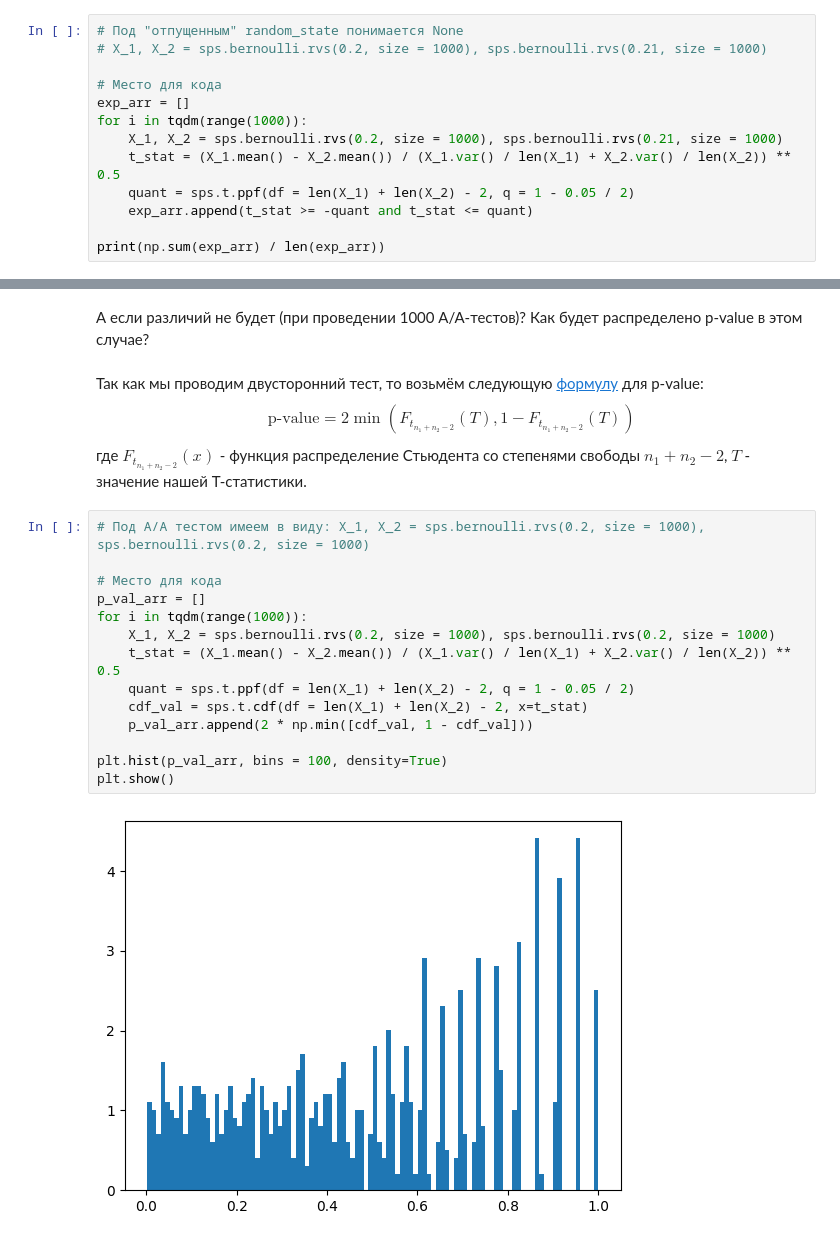
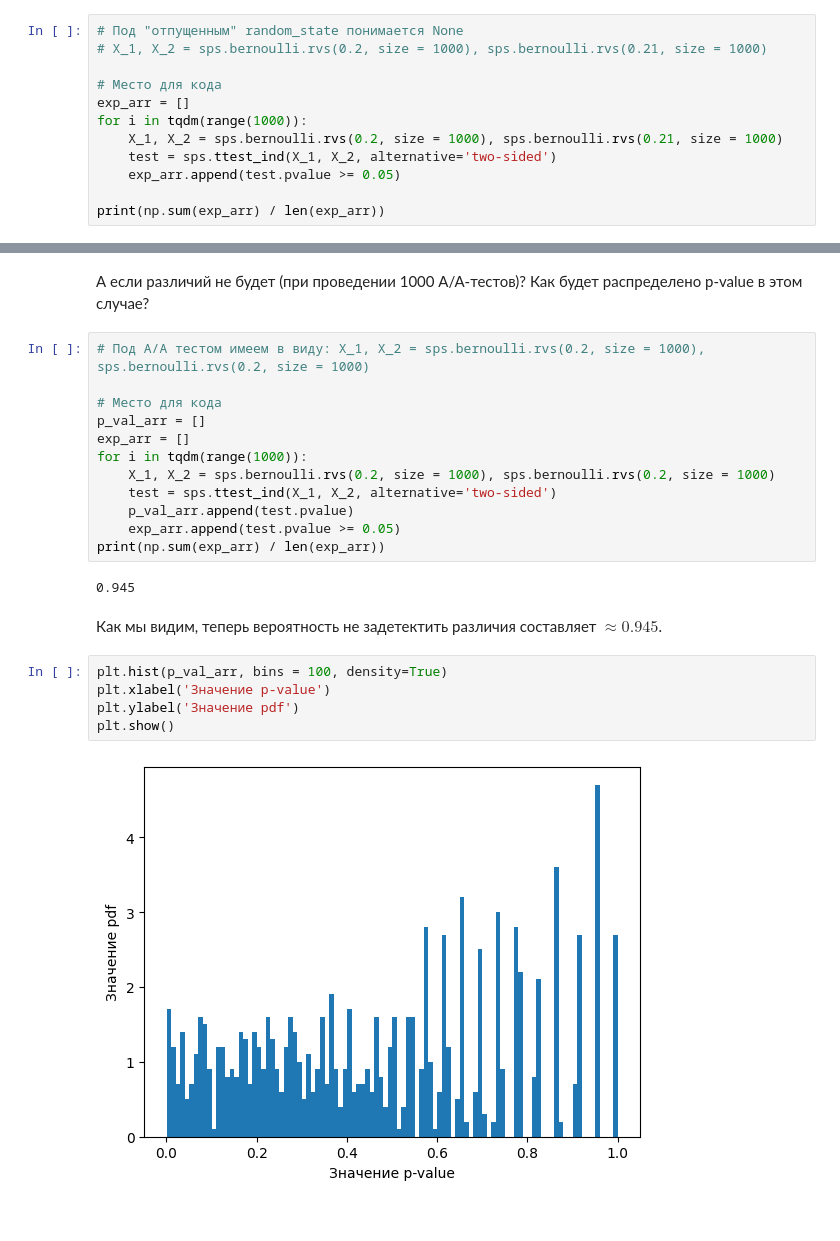
Before and after one commit to OVvvERLORD/tbank_risk_intensive, a Jupyter notebook: tbank_risk_hw1_bartia.ipynb, the cells around one changed output, grey strips where cells are left out. Saved outputs shown, nothing was run; the diff lists cells and outputs as text.

```diff
--- a/tbank_risk_hw1_bartia.ipynb
+++ b/tbank_risk_hw1_bartia.ipynb
@@ -301,9 +301,8 @@ TtestResult(statistic=np.float64(-0.6644104722002683), pvalue=np.float64(0.50650
 exp_arr = []
 for i in tqdm(range(1000)):
     X_1, X_2 = sps.bernoulli.rvs(0.2, size = 1000), sps.bernoulli.rvs(0.21, size = 1000)
-    t_stat = (X_1.mean() - X_2.mean()) / (X_1.var() / len(X_1) + X_2.var() / len(X_2)) ** 0.5
-    quant = sps.t.ppf(df = len(X_1) + len(X_2) - 2, q = 1 - 0.05 / 2)
-    exp_arr.append(t_stat >= -quant and t_stat <= quant)
+    test = sps.ttest_ind(X_1, X_2, alternative='two-sided')
+    exp_arr.append(test.pvalue >= 0.05)
 
 print(np.sum(exp_arr) / len(exp_arr))
 # %% [output]
@@ -313,24 +312,25 @@ print(np.sum(exp_arr) / len(exp_arr))
 # %% [markdown]
 А если различий не будет (при проведении 1000 A/A-тестов)? Как будет распределено p-value в этом случае?
-# %% [markdown]
-Так как мы проводим двусторонний тест, то возьмём следующую [формулу](https://ru.wikipedia.org/wiki/P-%D0%B7%D0%BD%D0%B0%D1%87%D0%B5%D0%BD%D0%B8%D0%B5) для p-value:
-$$
-\text{p-value} = 2 \min(F_{t_{n_1 + n_2 -2}}(T), 1 - F_{t_{n_1 + n_2 -2}}(T))
-$$
-где $F_{t_{n_1 + n_2 -2}}(x)$ - функция распределение Стьюдента со степенями свободы $n_1 + n_2 -2$, $T$ - значение нашей T-статистики.
 # %%
 # Под A/A тестом имеем в виду: X_1, X_2 = sps.bernoulli.rvs(0.2, size = 1000), sps.bernoulli.rvs(0.2, size = 1000)
 
 # Место для кода
 p_val_arr = []
+exp_arr = []
 for i in tqdm(range(1000)):
     X_1, X_2 = sps.bernoulli.rvs(0.2, size = 1000), sps.bernoulli.rvs(0.2, size = 1000)
-    t_stat = (X_1.mean() - X_2.mean()) / (X_1.var() / len(X_1) + X_2.var() / len(X_2)) ** 0.5
-    quant = sps.t.ppf(df = len(X_1) + len(X_2) - 2, q = 1 - 0.05 / 2)
-    cdf_val = sps.t.cdf(df = len(X_1) + len(X_2) - 2, x=t_stat)
-    p_val_arr.append(2 * np.min([cdf_val, 1 - cdf_val]))
-
-plt.hist(p_val_arr, bins = 100, density=True)
-plt.show()
+    test = sps.ttest_ind(X_1, X_2, alternative='two-sided')
+    p_val_arr.append(test.pvalue)
+    exp_arr.append(test.pvalue >= 0.05)
+print(np.sum(exp_arr) / len(exp_arr))
 # %% [output]
-[figure, removed]
+0.945
+# %% [markdown]
+Как мы видим, теперь вероятность не задетектить различия составляет $\approx 0.945$.
+# %%
+plt.hist(p_val_arr, bins = 100, density=True)
+plt.xlabel('Значение p-value')
+plt.ylabel('Значение pdf')
+plt.show()
+# %% [output]
+[figure, added]
```
Also changed, not shown: parts of 2 cells of this notebook.
